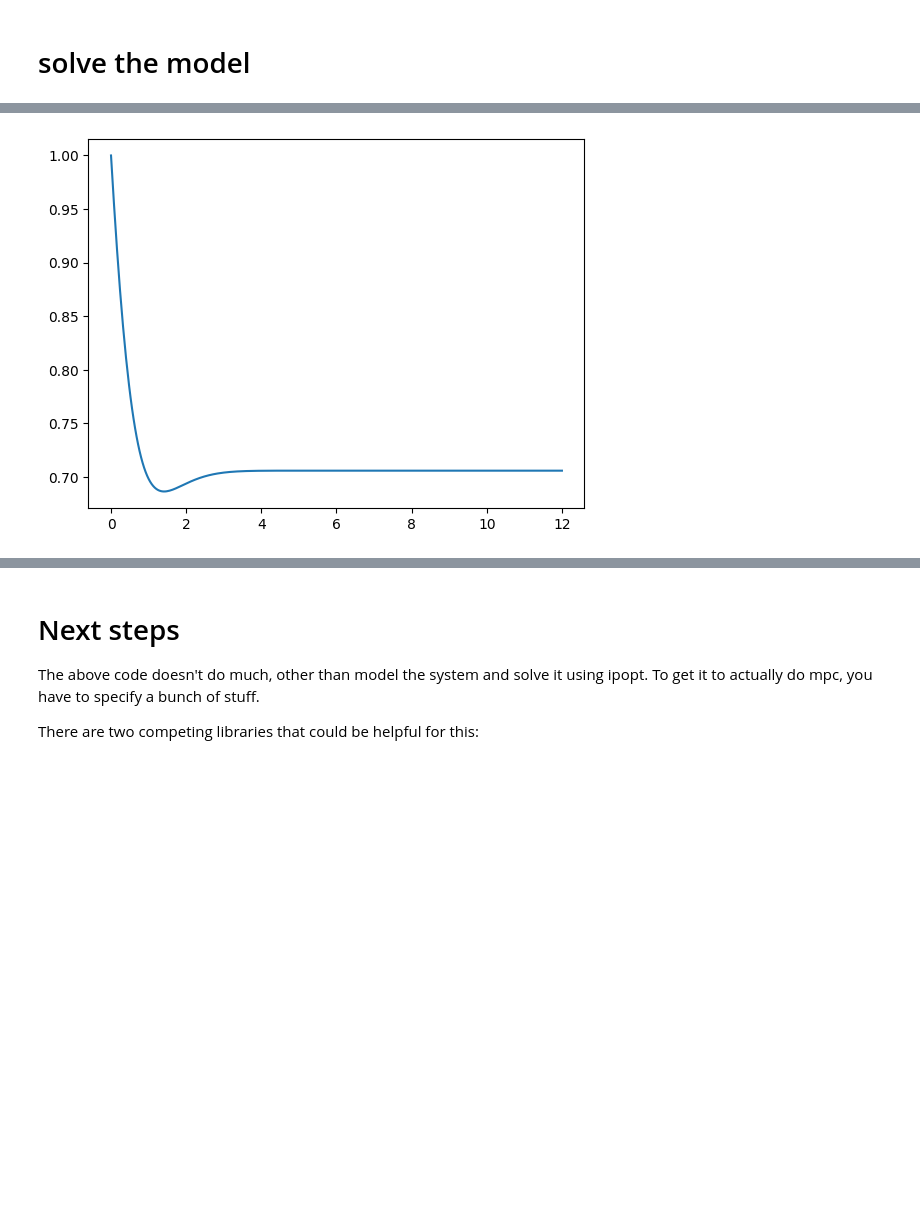
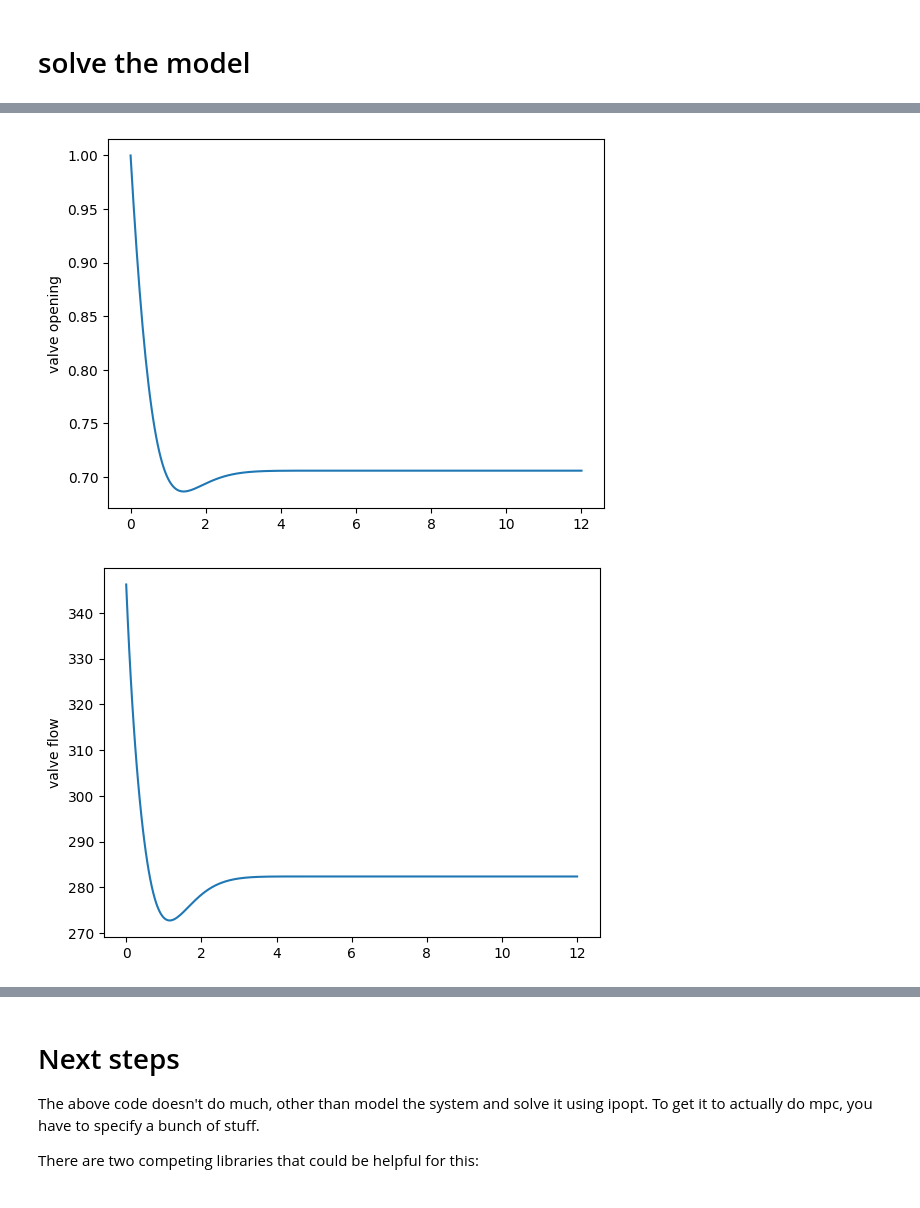
Before and after one commit to bertkdowns/model-predictive-control, a Jupyter notebook: mpc.ipynb, the cells around one changed output, grey strips where cells are left out. Cells and saved outputs as stored; diff of their text form; code cells hidden in the pictures; blank space fills up the shorter version.

```diff
--- a/mpc.ipynb
+++ b/mpc.ipynb
@@ -191,11 +160,29 @@ EXIT: Optimal Solution Found.
 # %%
 from matplotlib import pyplot as plt
 timestamps = []
 valve_opening_values = []
 for name, value in sorted(m.fs.valve_1.valve_opening.get_values().items()):
     timestamps.append(name)
     valve_opening_values.append(value)
 plt.plot(timestamps,valve_opening_values)
+plt.ylabel('valve opening')
 plt.show()
+timestamps = []
+valve_flow_values = []
+for name, value in sorted(m.fs.valve_1.inlet.flow_mol.get_values().items()):
+    timestamps.append(name)
+    valve_flow_values.append(value)
+plt.plot(timestamps,valve_flow_values)
+plt.ylabel('valve flow')
+plt.show()
+timestamps = []
+valve_flow_values = []
+for name, value in sorted(m.fs.valve_1.inlet.enth_mol.get_values().items()):
+    timestamps.append(name)
+    valve_flow_values.append(value)
+plt.plot(timestamps,valve_flow_values)
+plt.ylabel('enth_mol')
+plt.show()
 # %% [output]
-[figure, old version]
+[figure, new version]
+[figure, added]
```
Also changed, not shown: parts of 5 cells of this notebook, 2 other files.
